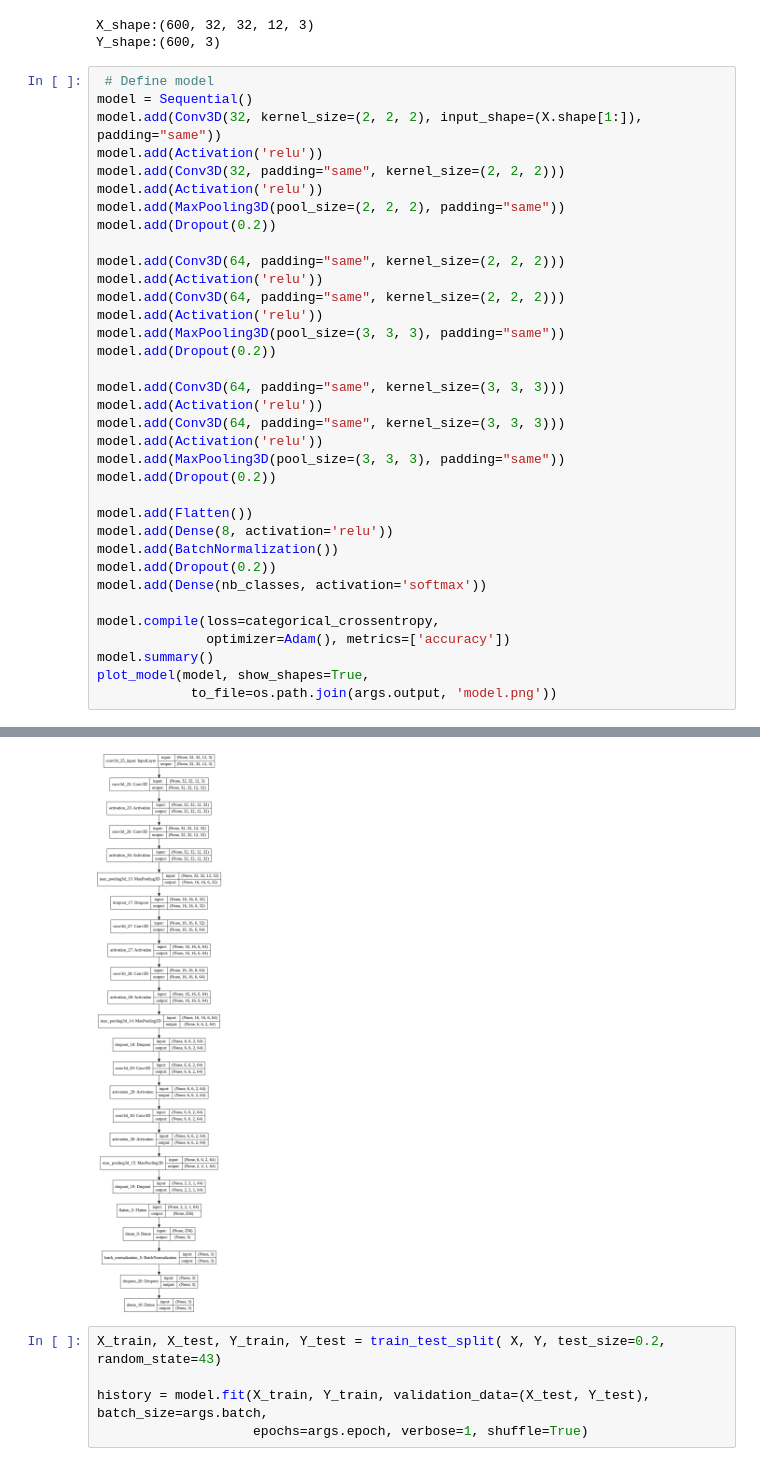
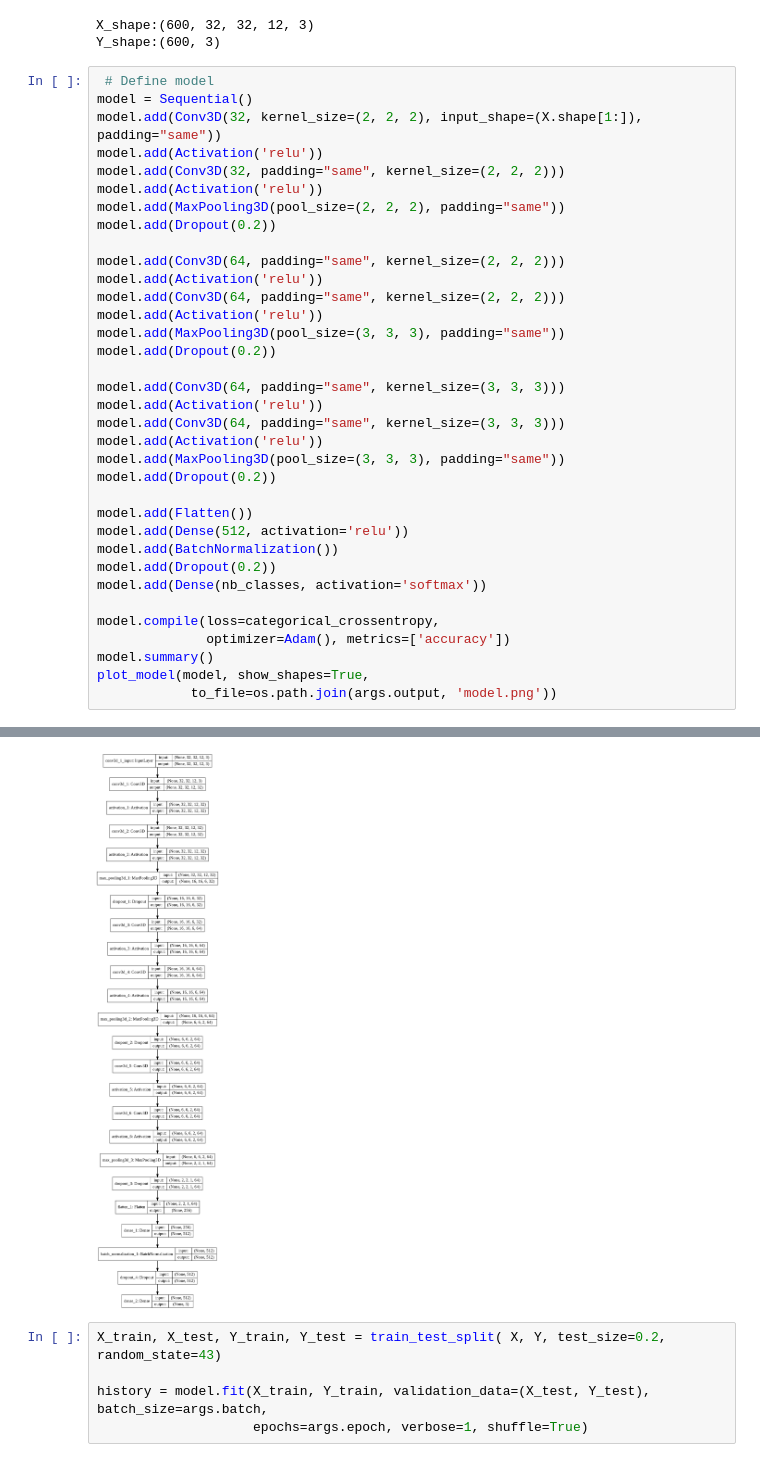
Before and after one commit to LeadingIndiaAI/Surveillance-of-Identifying-Vehicles-Parked-In-No-Parking, a Jupyter notebook: 3DCNN.ipynb, the cells around one changed output, grey strips where cells are left out. Drawn from its saved outputs; the diff is of its cells as text.

```diff
--- a/3DCNN.ipynb
+++ b/3DCNN.ipynb
@@ -171,7 +177,7 @@ model.add(MaxPooling3D(pool_size=(3, 3, 3), padding="same"))
 model.add(Dropout(0.2))
 
 model.add(Flatten())
-model.add(Dense(8, activation='relu'))
+model.add(Dense(512, activation='relu'))
 model.add(BatchNormalization())
 model.add(Dropout(0.2))
 model.add(Dense(nb_classes, activation='softmax'))
@@ -201,5 +207,5 @@ Non-trainable params: 6
 _________________________________________________________________
-[figure, old version]
+[figure, new version]
 # %%
 X_train, X_test, Y_train, Y_test = train_test_split( X, Y, test_size=0.2, random_state=43)
 
```
Also changed, not shown: parts of 3 cells of this notebook.
